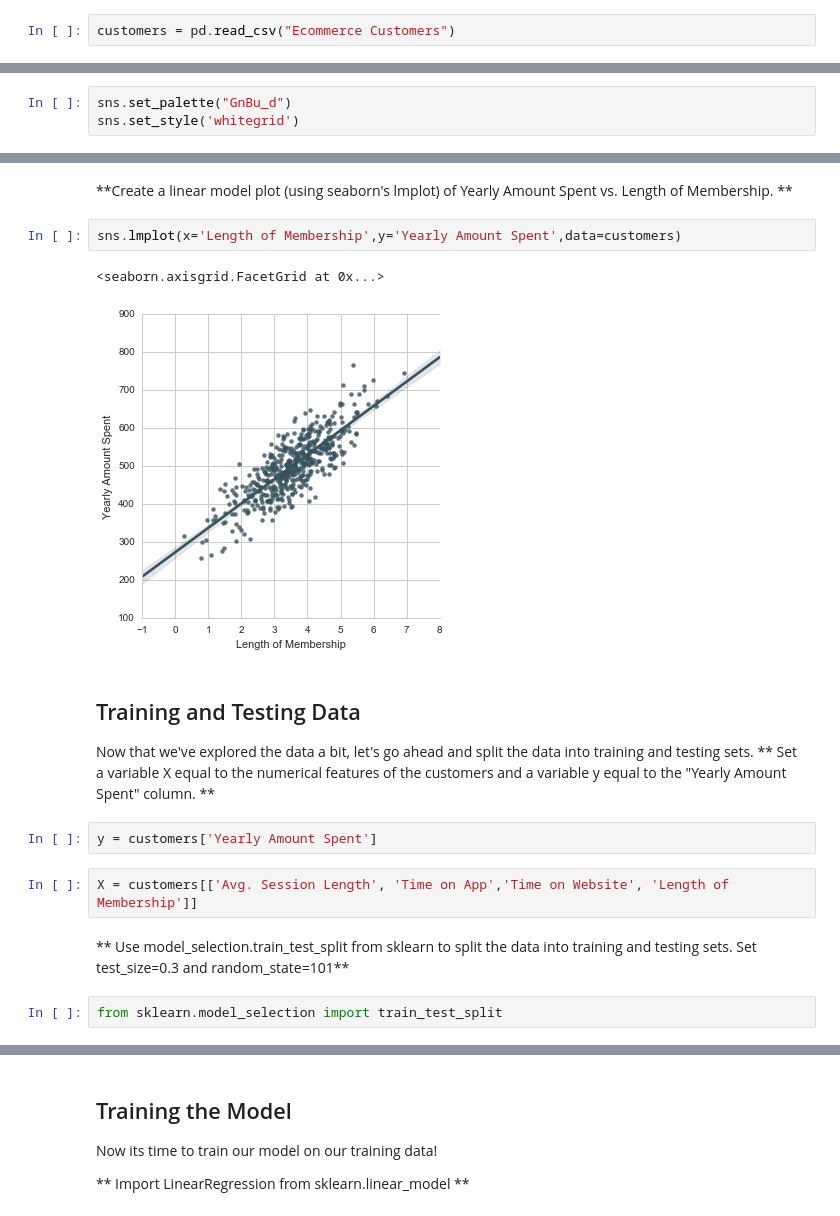
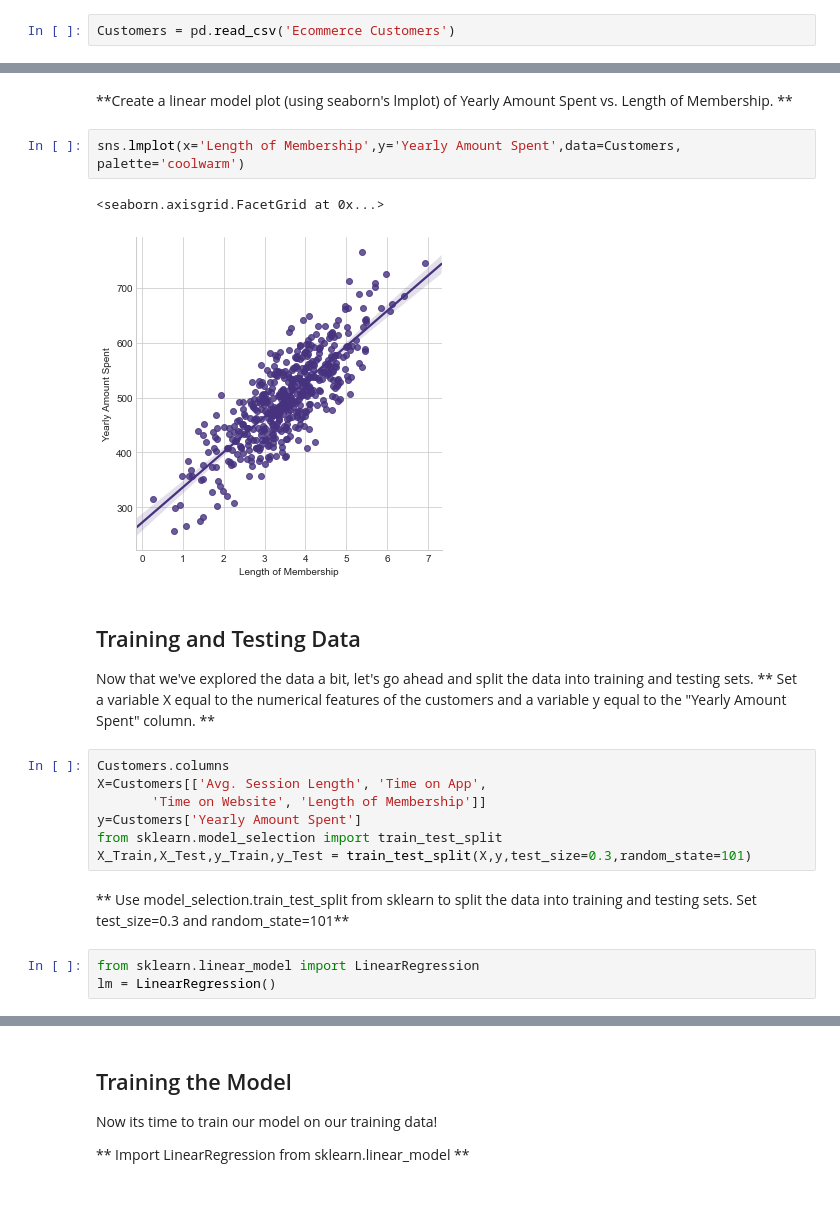
Before and after one commit to siddardharaju17/udemy-python, a Jupyter notebook: Machine Learning Sections/Linear-Regression/Linear Regression - Project Exercise - Solutions.ipynb, the cells around one changed output, grey strips where cells are left out. Saved outputs shown, nothing was run; the diff lists cells and outputs as text.

```diff
--- a/Machine Learning Sections/Linear-Regression/Linear Regression - Project Exercise - Solutions.ipynb
+++ b/Machine Learning Sections/Linear-Regression/Linear Regression - Project Exercise - Solutions.ipynb
@@ -32,6 +32,6 @@ We'll work with the Ecommerce Customers csv file from the company. It has Custom
 
 ** Read in the Ecommerce Customers csv file as a DataFrame called customers.**
 # %%
-customers = pd.read_csv("Ecommerce Customers")
+Customers = pd.read_csv('Ecommerce Customers')
 # %% [markdown]
 **Check the head of customers, and check out its info() and describe() methods.**
@@ -80,7 +87,4 @@ memory usage: 31.3+ KB
 For the rest of the exercise we'll only be using the numerical data of the csv file.
 ___
 **Use seaborn to create a jointplot to compare the Time on Website and Yearly Amount Spent columns. Does the correlation make sense?**
-# %%
-sns.set_palette("GnBu_d")
-sns.set_style('whitegrid')
 # %%
@@ -117,20 +125,24 @@ sns.pairplot(customers)
 # %% [markdown]
 **Create a linear model plot (using seaborn's lmplot) of  Yearly Amount Spent vs. Length of Membership. **
 # %%
-sns.lmplot(x='Length of Membership',y='Yearly Amount Spent',data=customers)
+sns.lmplot(x='Length of Membership',y='Yearly Amount Spent',data=Customers, palette='coolwarm')
 # %% [output]
 <seaborn.axisgrid.FacetGrid at 0x...>
-[figure, old version]
+[figure, new version]
 # %% [markdown]
 ## Training and Testing Data
 
 Now that we've explored the data a bit, let's go ahead and split the data into training and testing sets.
 ** Set a variable X equal to the numerical features of the customers and a variable y equal to the "Yearly Amount Spent" column. **
-# %%
-y = customers['Yearly Amount Spent']
 # %%
-X = customers[['Avg. Session Length', 'Time on App','Time on Website', 'Length of Membership']]
+Customers.columns
+X=Customers[['Avg. Session Length', 'Time on App',
+       'Time on Website', 'Length of Membership']]
+y=Customers['Yearly Amount Spent']
+from sklearn.model_selection import train_test_split
+X_Train,X_Test,y_Train,y_Test = train_test_split(X,y,test_size=0.3,random_state=101)
 # %% [markdown]
 ** Use model_selection.train_test_split from sklearn to split the data into training and testing sets. Set test_size=0.3 and random_state=101**
 # %%
-from sklearn.model_selection import train_test_split
+from sklearn.linear_model import LinearRegression
+lm = LinearRegression()
```
Also changed, not shown: parts of 27 cells of this notebook, 5 other files.
